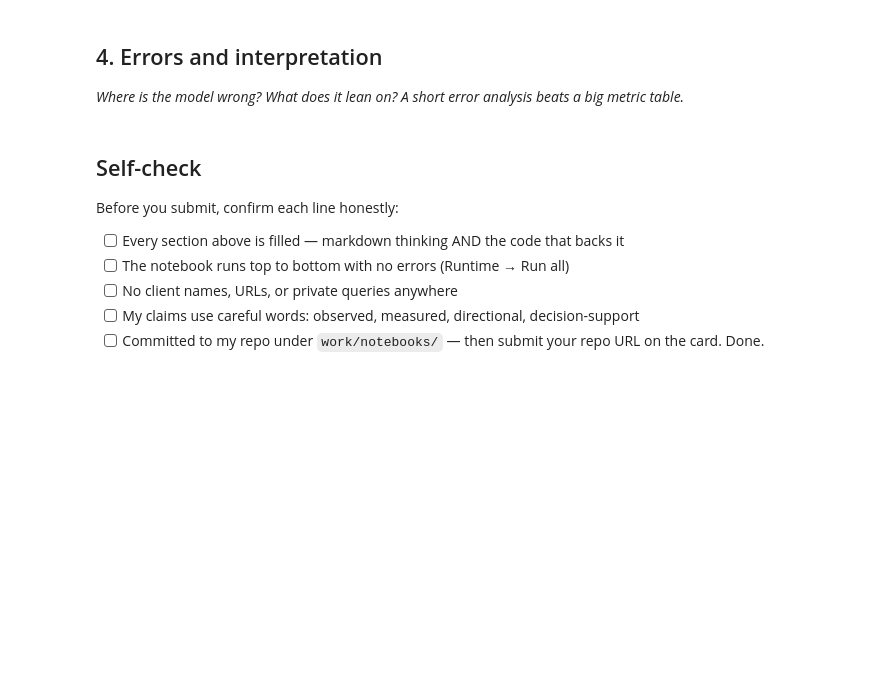
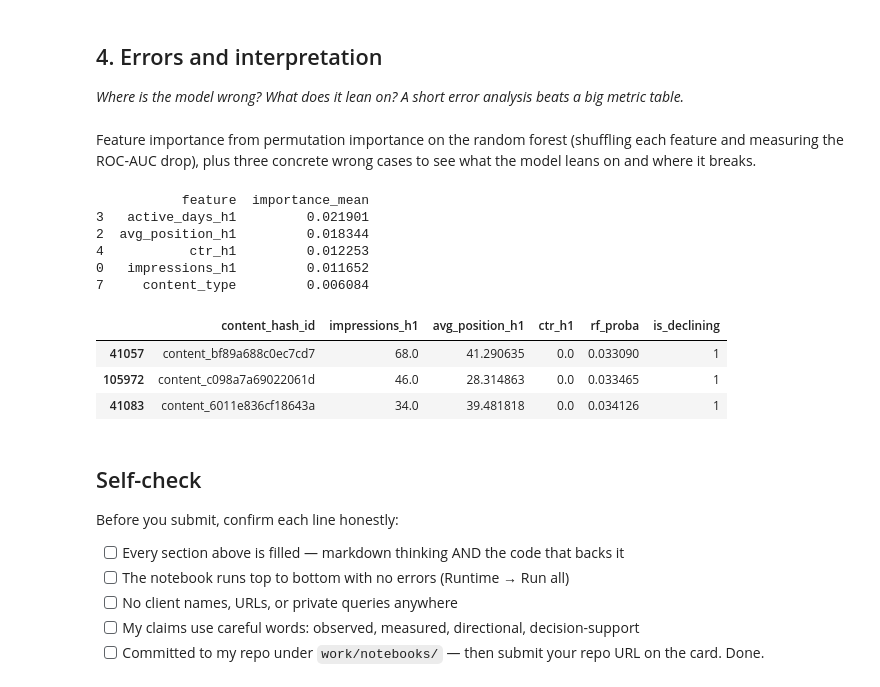
Before and after one commit to M-Sheheryar-khan/FlyRank-ML-Internship-Starter-Repo, a Jupyter notebook: work/notebooks/w05_model.ipynb, the cells around one changed output. Drawn from its saved outputs; the diff is of its cells as text; code cells hidden in the pictures; blank space fills up the shorter version.

```diff
--- a/work/notebooks/w05_model.ipynb
+++ b/work/notebooks/w05_model.ipynb
@@ -22,0 +98,14 @@ This skeleton is yours to fill. Work the sections **in order** — each one has
+# %%
+from sklearn.model_selection import GroupShuffleSplit
+
+model_df = data.dropna(subset=["avg_position_h1", "position_tier", "content_type"]).copy()
+
+gss = GroupShuffleSplit(n_splits=1, test_size=0.25, random_state=42)
+train_idx, test_idx = next(gss.split(model_df, groups=model_df["client_hash_id"]))
+train_df, test_df = model_df.iloc[train_idx], model_df.iloc[test_idx]
+
+overlap = set(train_df["client_hash_id"]) & set(test_df["client_hash_id"])
+print("Clients in both train and test (should be 0):", len(overlap))
+print("Train rows:", len(train_df), "| Test rows:", len(test_df))
+print("Train decline rate:", train_df["is_declining"].mean().round(3),
+      "| Test decline rate:", test_df["is_declining"].mean().round(3))
@@ -37,3 +188,39 @@ This skeleton is yours to fill. Work the sections **in order** — each one has
+# %% [markdown]
+Feature importance from permutation importance on the random forest (shuffling each feature and measuring the ROC-AUC drop), plus three concrete wrong cases to see what the model leans on and where it breaks.
+# %%
+from sklearn.inspection import permutation_importance
+
+perm = permutation_importance(rf, X_test, y_test, n_repeats=10, random_state=42,
+                               scoring="roc_auc", n_jobs=-1)
+
+feature_names = numeric_features + categorical_features
+importance_df = pd.DataFrame({
+    "feature": feature_names,
+    "importance_mean": perm.importances_mean,
+}).sort_values("importance_mean", ascending=False)
+
+print(importance_df.head(5))
+
+test_df = test_df.copy()
+test_df["rf_proba"] = rf.predict_proba(X_test)[:, 1]
+test_df["error"] = np.abs(test_df["rf_proba"] - test_df["is_declining"])
+
+wrong_cases = test_df.sort_values("error", ascending=False).head(3)[
+    ["content_hash_id", "impressions_h1", "avg_position_h1", "ctr_h1",
+     "rf_proba", "is_declining"]
+]
+wrong_cases
+# %% [output]
+           feature  importance_mean
+3   active_days_h1         0.021901
+2  avg_position_h1         0.018344
+4           ctr_h1         0.012253
+0   impressions_h1         0.011652
+7     content_type         0.006084
+|  | content_hash_id | impressions_h1 | avg_position_h1 | ctr_h1 | rf_proba | is_declining |
+| 41057 | content_bf89a688c0ec7cd7 | 68.0 | 41.290635 | 0.0 | 0.033090 | 1 |
+| 105972 | content_c098a7a69022061d | 46.0 | 28.314863 | 0.0 | 0.033465 | 1 |
+| 41083 | content_6011e836cf18643a | 34.0 | 39.481818 | 0.0 | 0.034126 | 1 |
 # %% [markdown]
 ## Self-check
 
```
Also changed, not shown: parts of 10 cells of this notebook.
